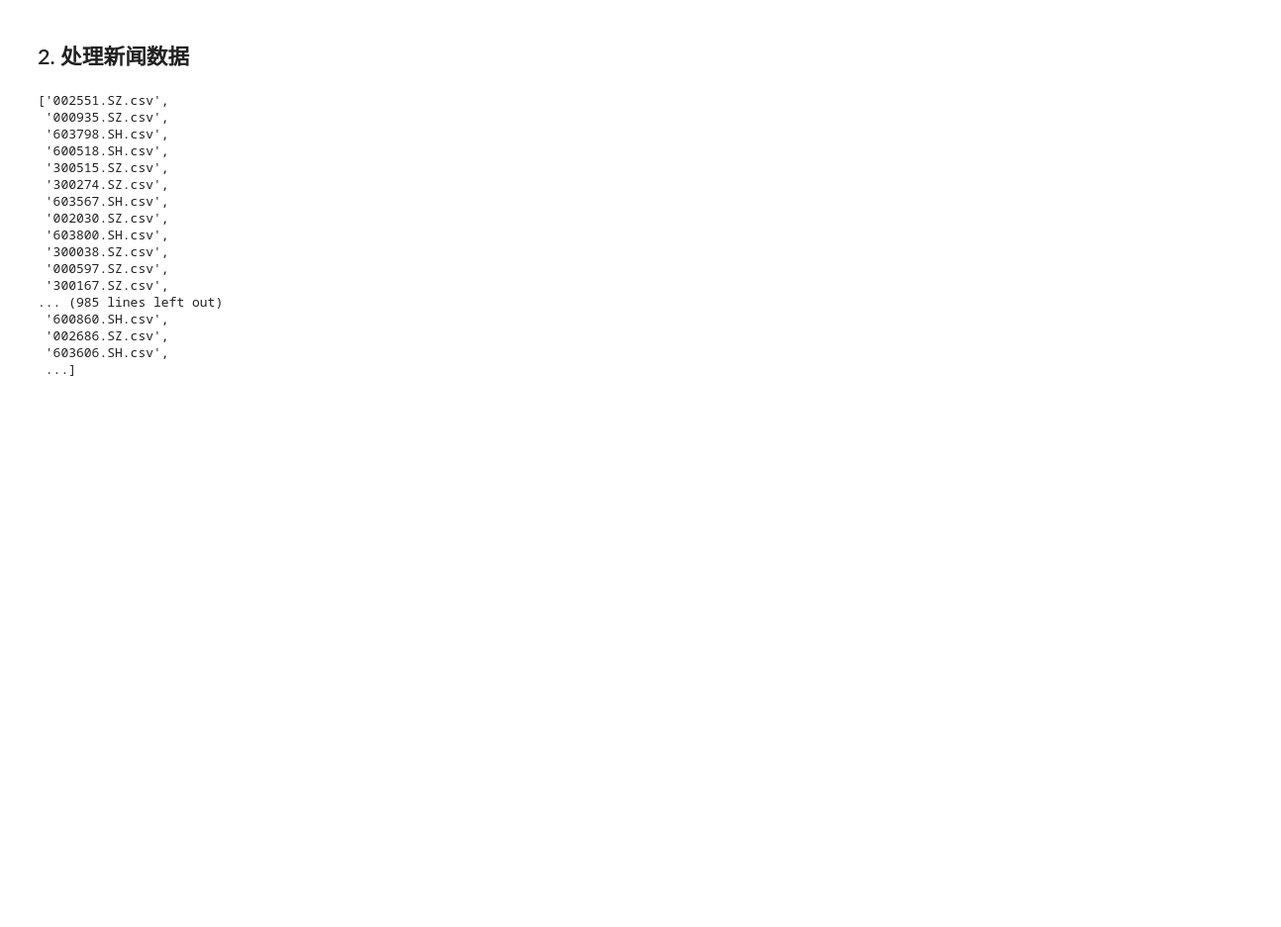
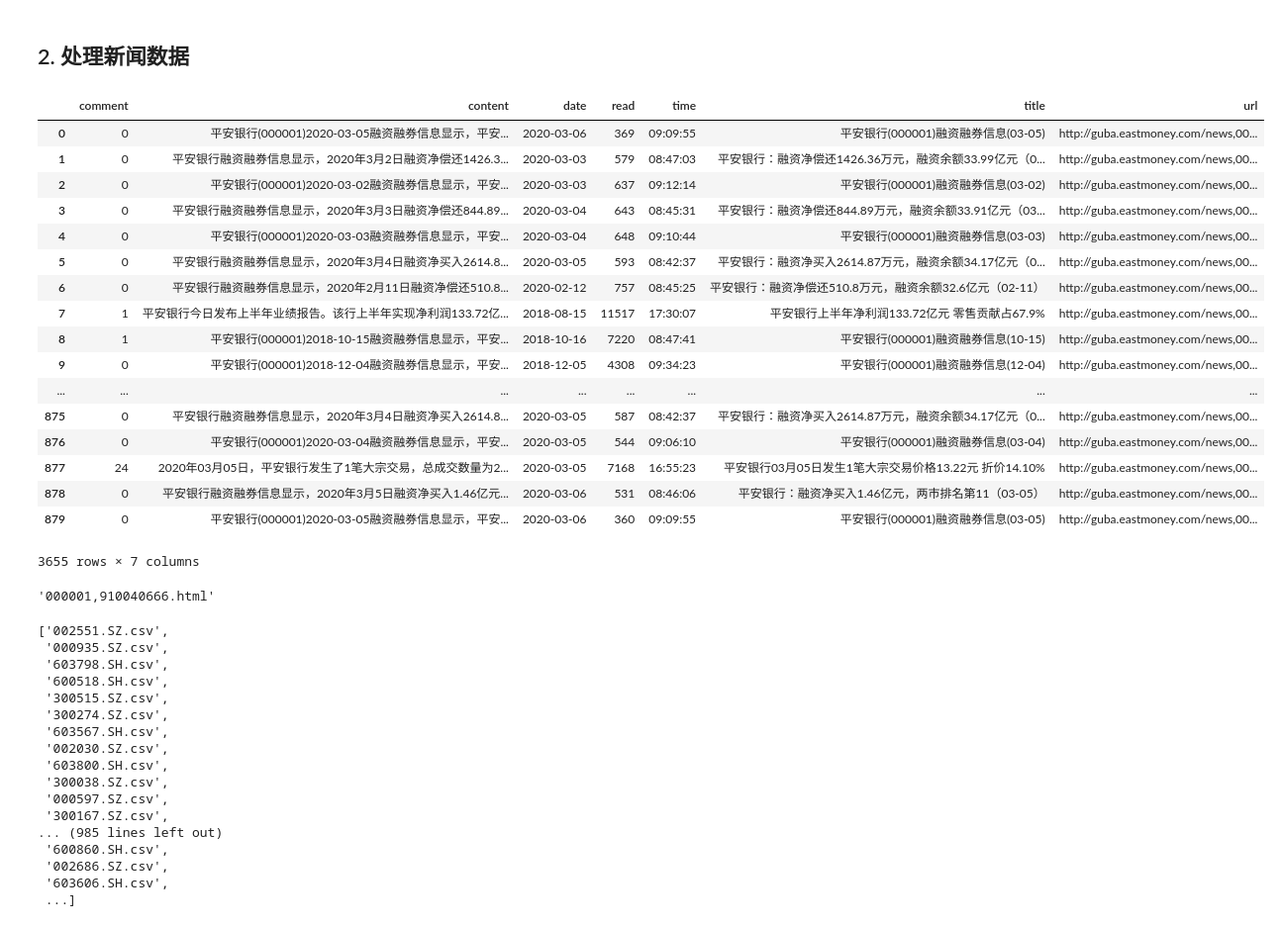
Before and after one commit to 1wy/eastMoney, a Jupyter notebook: ipy/makelabel.ipynb, the cells around one changed output. Shown at 99% size. Saved outputs shown, nothing was run; the diff lists cells and outputs as text; code cells hidden in the pictures; blank space fills up the shorter version.

```diff
--- a/ipy/makelabel.ipynb
+++ b/ipy/makelabel.ipynb
@@ -84,6 +59,38 @@ code_name
 5223 rows × 1 columns
 # %% [markdown]
 ## 2. 处理新闻数据
+# %%
+# newsfiles = os.listdir('../news2/000001.SZ')
+# newsfiles = list(filter(lambda x: x.split('.')[1][0]=='S', newsfiles))
+symbol = '000001.SZ'
+files = os.listdir('../news2/%s/' % symbol)
+news = pd.concat([pd.read_csv('../news2/%s/%s' % (symbol,f), dtype={'date':str}) for f in files])
+# files
+# news = pd.read_csv('../news2/%s/%s' % (symbol, files[0]),dtype={'date':str})[['date','title','time']]
+news
+# %% [output]
+|  | comment | content | date | read | time | title | url |
+| 0 | 0 | 平安银行(000001)2020-03-05融资融券信息显示，平安... | 2020-03-06 | 369 | 09:09:55 | 平安银行(000001)融资融券信息(03-05) | http://guba.eastmoney.com/news,00... |
+| 1 | 0 | 平安银行融资融券信息显示，2020年3月2日融资净偿还1426.3... | 2020-03-03 | 579 | 08:47:03 | 平安银行：融资净偿还1426.36万元，融资余额33.99亿元（0... | http://guba.eastmoney.com/news,00... |
+| 2 | 0 | 平安银行(000001)2020-03-02融资融券信息显示，平安... | 2020-03-03 | 637 | 09:12:14 | 平安银行(000001)融资融券信息(03-02) | http://guba.eastmoney.com/news,00... |
+| 3 | 0 | 平安银行融资融券信息显示，2020年3月3日融资净偿还844.89... | 2020-03-04 | 643 | 08:45:31 | 平安银行：融资净偿还844.89万元，融资余额33.91亿元（03... | http://guba.eastmoney.com/news,00... |
+| 4 | 0 | 平安银行(000001)2020-03-03融资融券信息显示，平安... | 2020-03-04 | 648 | 09:10:44 | 平安银行(000001)融资融券信息(03-03) | http://guba.eastmoney.com/news,00... |
+| 5 | 0 | 平安银行融资融券信息显示，2020年3月4日融资净买入2614.8... | 2020-03-05 | 593 | 08:42:37 | 平安银行：融资净买入2614.87万元，融资余额34.17亿元（0... | http://guba.eastmoney.com/news,00... |
+| 6 | 0 | 平安银行融资融券信息显示，2020年2月11日融资净偿还510.8... | 2020-02-12 | 757 | 08:45:25 | 平安银行：融资净偿还510.8万元，融资余额32.6亿元（02-11） | http://guba.eastmoney.com/news,00... |
+| 7 | 1 | 平安银行今日发布上半年业绩报告。该行上半年实现净利润133.72亿... | 2018-08-15 | 11517 | 17:30:07 | 平安银行上半年净利润133.72亿元 零售贡献占67.9% | http://guba.eastmoney.com/news,00... |
+| 8 | 1 | 平安银行(000001)2018-10-15融资融券信息显示，平安... | 2018-10-16 | 7220 | 08:47:41 | 平安银行(000001)融资融券信息(10-15) | http://guba.eastmoney.com/news,00... |
+| 9 | 0 | 平安银行(000001)2018-12-04融资融券信息显示，平安... | 2018-12-05 | 4308 | 09:34:23 | 平安银行(000001)融资融券信息(12-04) | http://guba.eastmoney.com/news,00... |
+| ... | ... | ... | ... | ... | ... | ... | ... |
+| 875 | 0 | 平安银行融资融券信息显示，2020年3月4日融资净买入2614.8... | 2020-03-05 | 587 | 08:42:37 | 平安银行：融资净买入2614.87万元，融资余额34.17亿元（0... | http://guba.eastmoney.com/news,00... |
+| 876 | 0 | 平安银行(000001)2020-03-04融资融券信息显示，平安... | 2020-03-05 | 544 | 09:06:10 | 平安银行(000001)融资融券信息(03-04) | http://guba.eastmoney.com/news,00... |
+| 877 | 24 | 2020年03月05日，平安银行发生了1笔大宗交易，总成交数量为2... | 2020-03-05 | 7168 | 16:55:23 | 平安银行03月05日发生1笔大宗交易价格13.22元 折价14.10% | http://guba.eastmoney.com/news,00... |
+| 878 | 0 | 平安银行融资融券信息显示，2020年3月5日融资净买入1.46亿元... | 2020-03-06 | 531 | 08:46:06 | 平安银行：融资净买入1.46亿元，两市排名第11（03-05） | http://guba.eastmoney.com/news,00... |
+| 879 | 0 | 平安银行(000001)2020-03-05融资融券信息显示，平安... | 2020-03-06 | 360 | 09:09:55 | 平安银行(000001)融资融券信息(03-05) | http://guba.eastmoney.com/news,00... |
+3655 rows × 7 columns
+# %%
+','.join(news['url'].values[0].split(',')[-2:])
+# %% [output]
+'000001,910040666.html'
 # %%
 newsfiles = os.listdir('../news')
 newsfiles = list(filter(lambda x: x.split('.')[1][0]=='S', newsfiles))
```
Also changed, not shown: parts of 8 cells of this notebook, 33 other files.
